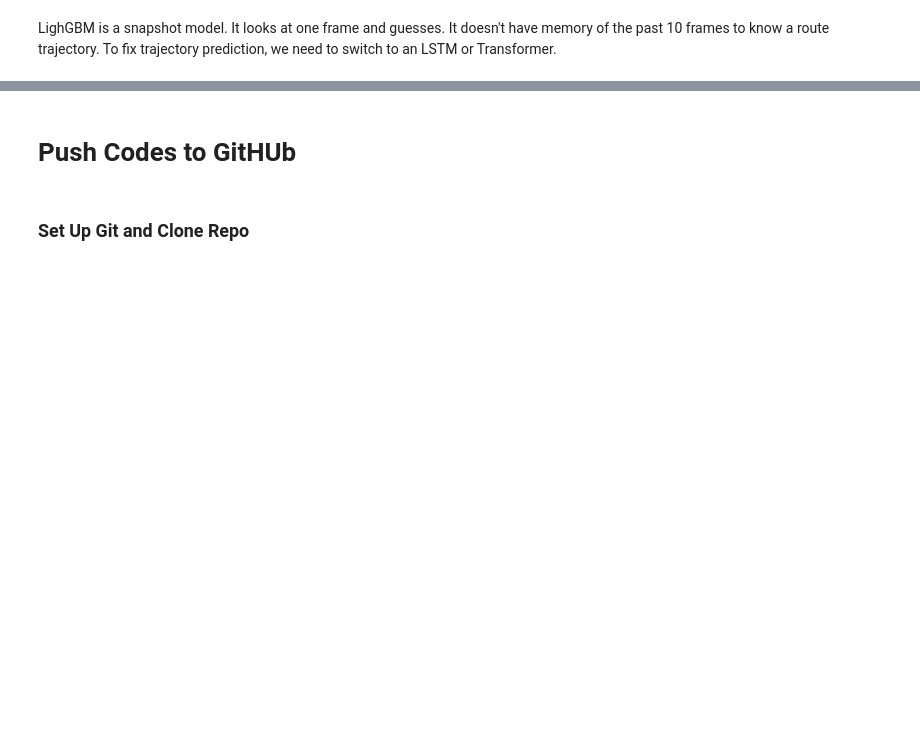
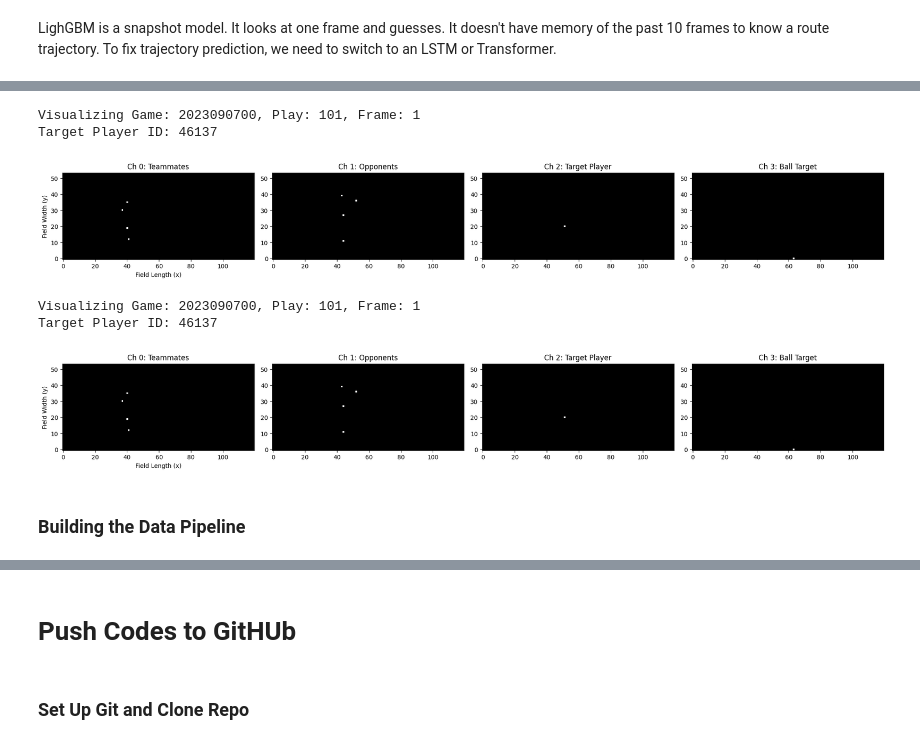
Before and after one commit to ellydo17/nfl-big-data-bowl-2026-ma-797, a Jupyter notebook: nfl_big_data_bowl_2026_stronger_model.ipynb, the cells around one changed output, grey strips where cells are left out. Cells and saved outputs as stored; diff of their text form; code cells hidden in the pictures; blank space fills up the shorter version.

```diff
--- a/nfl_big_data_bowl_2026_stronger_model.ipynb
+++ b/nfl_big_data_bowl_2026_stronger_model.ipynb
@@ -1332,0 +1707,17 @@ LighGBM is a snapshot model. It looks at one frame and guesses. It doesn't have
+# %%
+import torch
+import torch.nn as nn
+import torch.nn.functional as F
+import torch.optim as optim
+from torch.utils.data import Dataset, DataLoader
+import numpy as np
+import matplotlib.pyplot as plt
+import pandas as pd
+
+# Check for GPU
+device = torch.device('cuda' if torch.cuda.is_available() else 'cpu')
+print(f"Using device: {device}")
+
+# Field dimensions (standard NFL field)
+FIELD_LENGTH = 120
+FIELD_WIDTH = 54
@@ -1332,0 +1777,48 @@ LighGBM is a snapshot model. It looks at one frame and guesses. It doesn't have
+# %%
+# --- Pick a random TARGET player to visualize ---
+target_rows = inp[inp['player_to_predict'] == True]
+sample_row = target_rows.iloc[0] # Just take the first one
+
+sample_game = sample_row['game_id']
+sample_play = sample_row['play_id']
+sample_frame = sample_row['frame_id']
+sample_target_id = sample_row['nfl_id']
+
+print(f"Visualizing Game: {sample_game}, Play: {sample_play}, Frame: {sample_frame}")
+print(f"Target Player ID: {sample_target_id}")
+
+# --- Generate the 4-channel image ---
+field_image = get_play_snapshot_cnn(inp, sample_game, sample_play, sample_frame, sample_target_id)
+
+# --- Visualize the 4 channels separately ---
+fig, axes = plt.subplots(1, 4, figsize=(20, 5))
+
+# Channel 0: Teammates
+axes[0].imshow(field_image[0], cmap='gray', origin='lower')
+axes[0].set_title("Ch 0: Teammates")
+axes[0].set_xlabel("Field Length (x)")
+axes[0].set_ylabel("Field Width (y)")
+
+# Channel 1: Opponents
+axes[1].imshow(field_image[1], cmap='gray', origin='lower')
+axes[1].set_title("Ch 1: Opponents")
+
+# Channel 2: The target player
+axes[2].imshow(field_image[2], cmap='gray', origin='lower')
+axes[2].set_title("Ch 2: Target Player")
+
+# Channel 3: Ball
+axes[3].imshow(field_image[3], cmap='gray', origin='lower')
+axes[3].set_title("Ch 3: Ball Target")
+
+plt.tight_layout()
+plt.show()
+# %% [output]
+Visualizing Game: 2023090700, Play: 101, Frame: 1
+Target Player ID: 46137
+[figure, added]
+Visualizing Game: 2023090700, Play: 101, Frame: 1
+Target Player ID: 46137
+[figure, added]
+# %% [markdown]
+### Building the Data Pipeline
```
Also changed, not shown: parts of 47 cells of this notebook, 2 other files.
